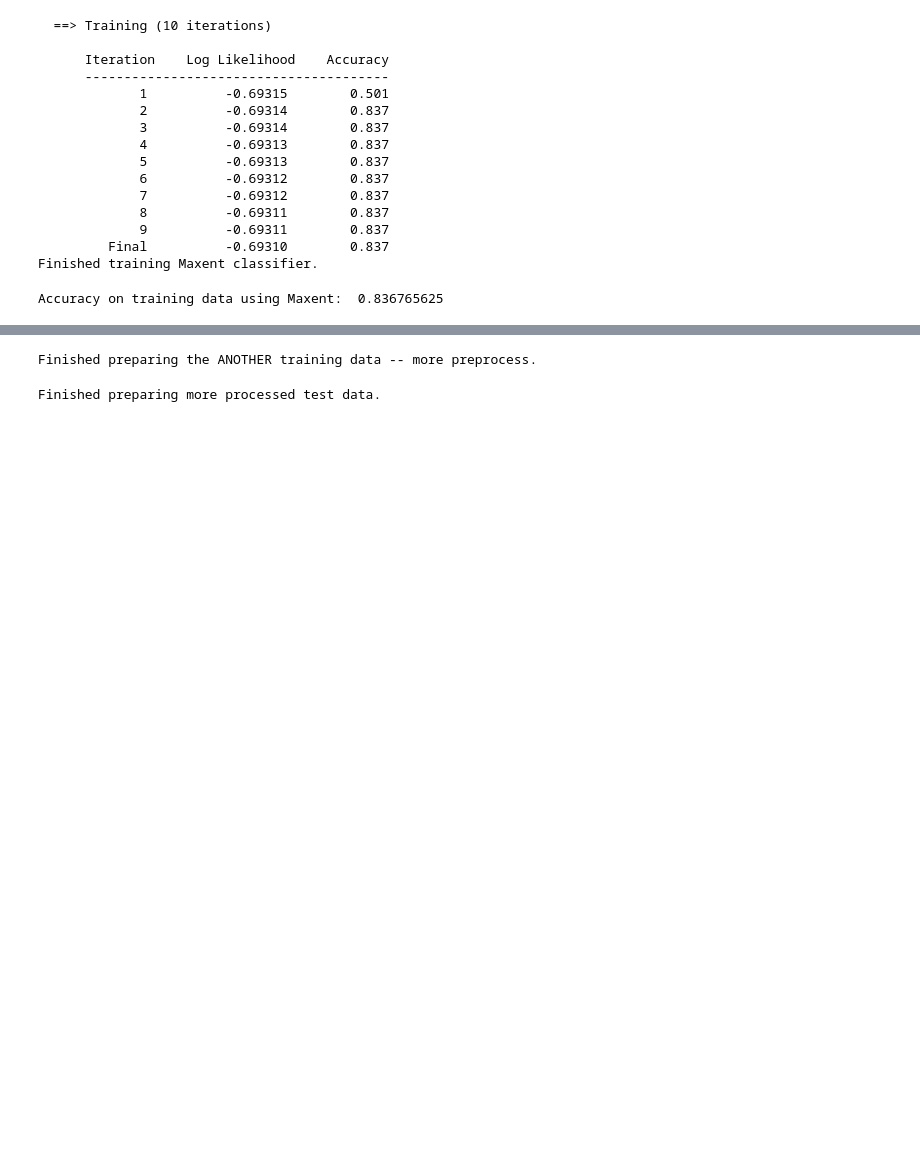
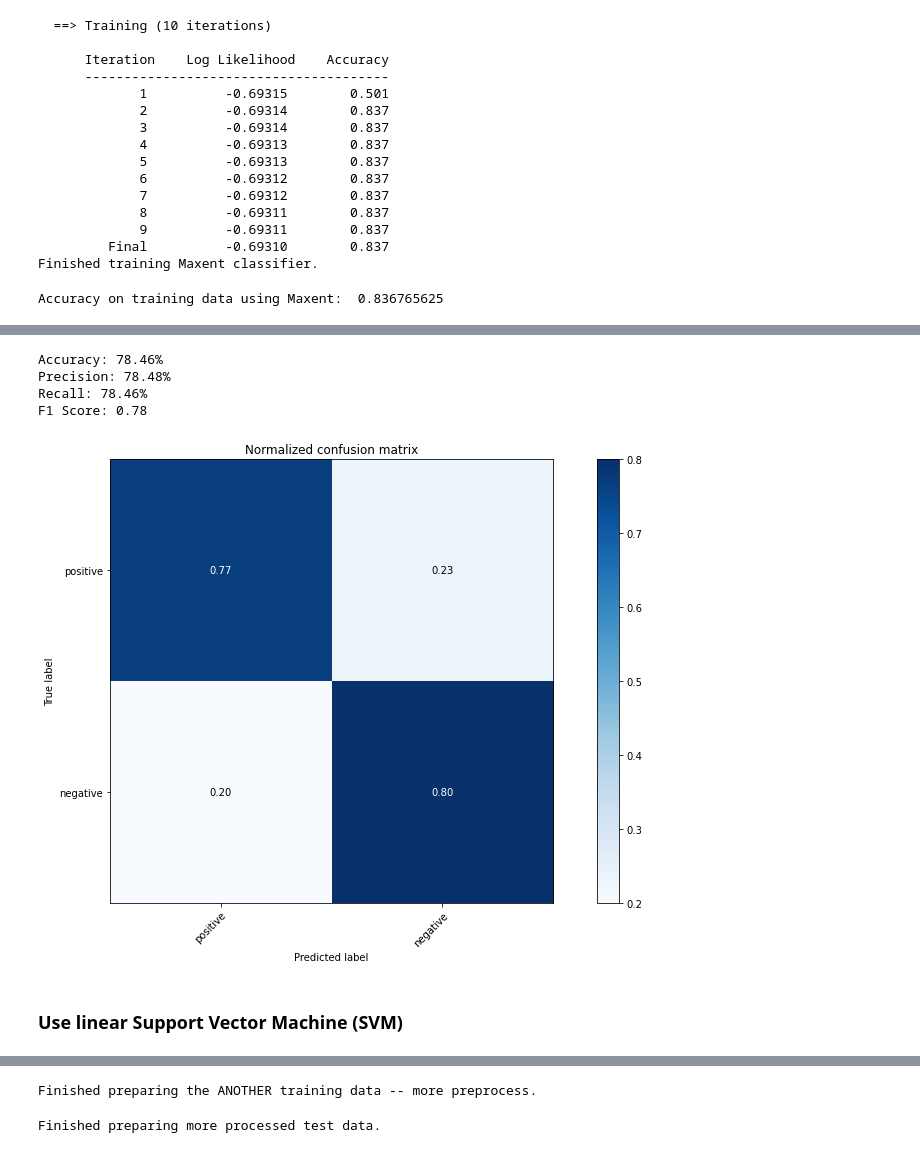
Before and after one commit to alvinngow/text-mining, a Jupyter notebook: data/sentiment analysis v3.ipynb, the cells around one changed output, grey strips where cells are left out. Saved outputs shown, nothing was run; the diff lists cells and outputs as text; code cells hidden in the pictures; blank space fills up the shorter version.

Commit message:
v3 updates
Included bow logistic regression and SWM

```diff
--- a/data/sentiment analysis v3.ipynb
+++ b/data/sentiment analysis v3.ipynb
@@ -105,0 +105,13 @@ train_data, test_data = train_test_split(data, test_size=0.2, random_state=42)
+# %%
+# Step 3: Convert the text data into bag-of-words vectors
+vectorizer = CountVectorizer()
+
+# Assuming data['preprocessed_tweet'] is a list of lists (tokenized sentences)
+joined_tweets = [' '.join(tokens) for tokens in data['preprocessed_tweet']]
+
+# join tweets after it is preprocessed
+X = vectorizer.fit_transform(joined_tweets)
+y = data['sentiment']
+
+# Split the data into train and test sets
+v_X_train, v_X_test, v_y_train, v_y_test = train_test_split(X, y, test_size=0.2, random_state=42)
@@ -314,0 +358,7 @@ plt.show()
+# %%
+# Step 4: Train the logistic regression model
+lr = LogisticRegression()
+lr.fit(v_X_train, v_y_train)
+
+# Step 5: Evaluate the model
+y_pred = lr.predict(v_X_test)
@@ -314,0 +373,17 @@ plt.show()
+# %%
+print("Accuracy: {:.2f}%".format(accuracy_score(v_y_test, y_pred) * 100))
+print("Precision: {:.2f}%".format(precision_score(v_y_test, y_pred, average='weighted') * 100))
+print("Recall: {:.2f}%".format(recall_score(v_y_test, y_pred, average='weighted') * 100))
+print("F1 Score: {:.2f}".format(f1_score(v_y_test, y_pred, average='weighted')))
+
+# Plot normalized confusion matrix
+plot_confusion_matrix(v_y_test, y_pred, classes=class_names, normalize=True, title='Normalized confusion matrix')
+plt.show()
+# %% [output]
+Accuracy: 78.46%
+Precision: 78.48%
+Recall: 78.46%
+F1 Score: 0.78
+[figure, added]
+# %% [markdown]
+### Use linear Support Vector Machine (SVM)
```
Also changed, not shown: parts of 30 cells of this notebook, 1 other file.
